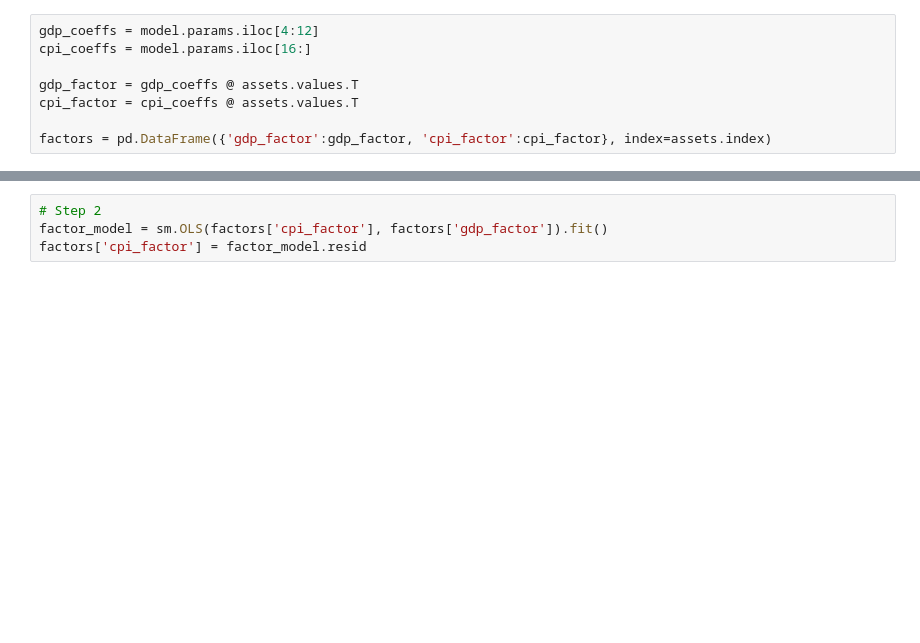
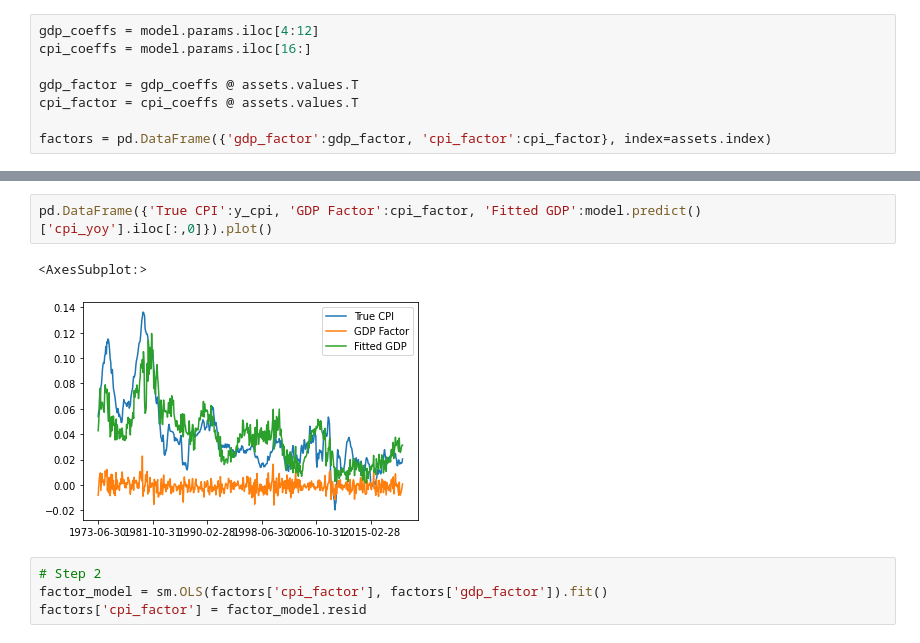
Before and after one commit to santoromano/Macro-Cross-Sectional-Analysis, a Jupyter notebook: mimicking_portfolios.ipynb, the cells around one changed output, grey strips where cells are left out. Cells and saved outputs as stored; diff of their text form; blank space fills up the shorter version.

```diff
--- a/mimicking_portfolios.ipynb
+++ b/mimicking_portfolios.ipynb
@@ -366,3 +364,8 @@ factors.plot()
+# %%
+pd.DataFrame({'True CPI':y_cpi, 'GDP Factor':cpi_factor, 'Fitted GDP':model.predict()['cpi_yoy'].iloc[:,0]}).plot()
+# %% [output]
+<AxesSubplot:>
+[figure, added]
 # %%
 # Step 2
 factor_model = sm.OLS(factors['cpi_factor'], factors['gdp_factor']).fit()
```
Also changed, not shown: parts of 4 cells of this notebook.
